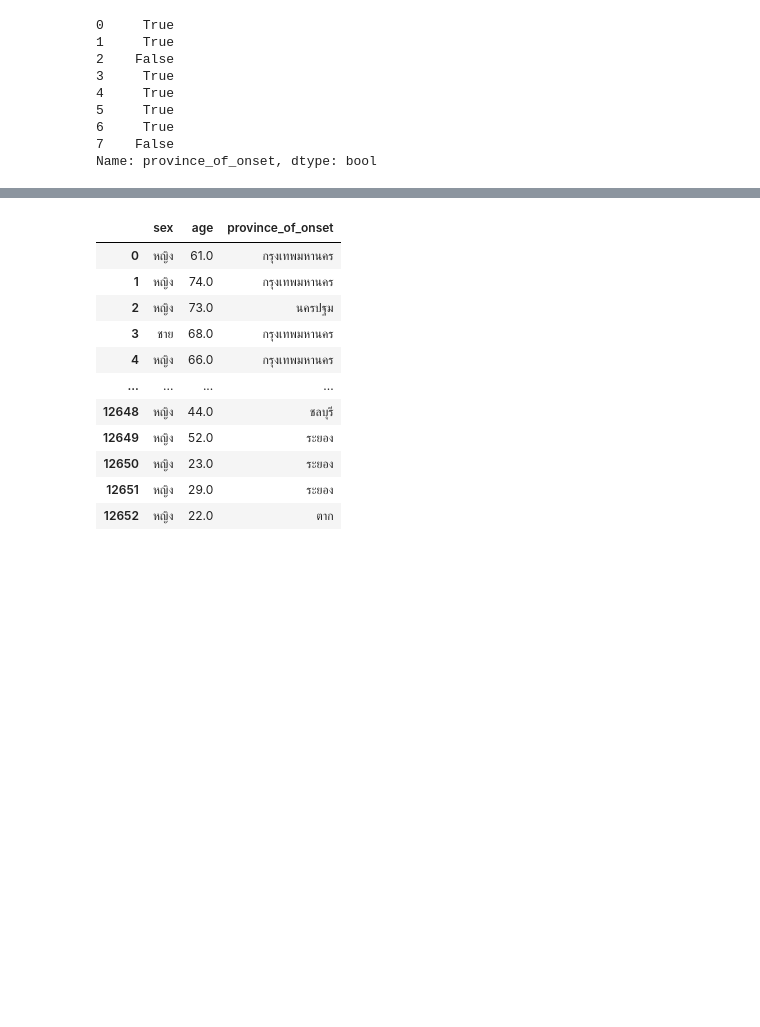
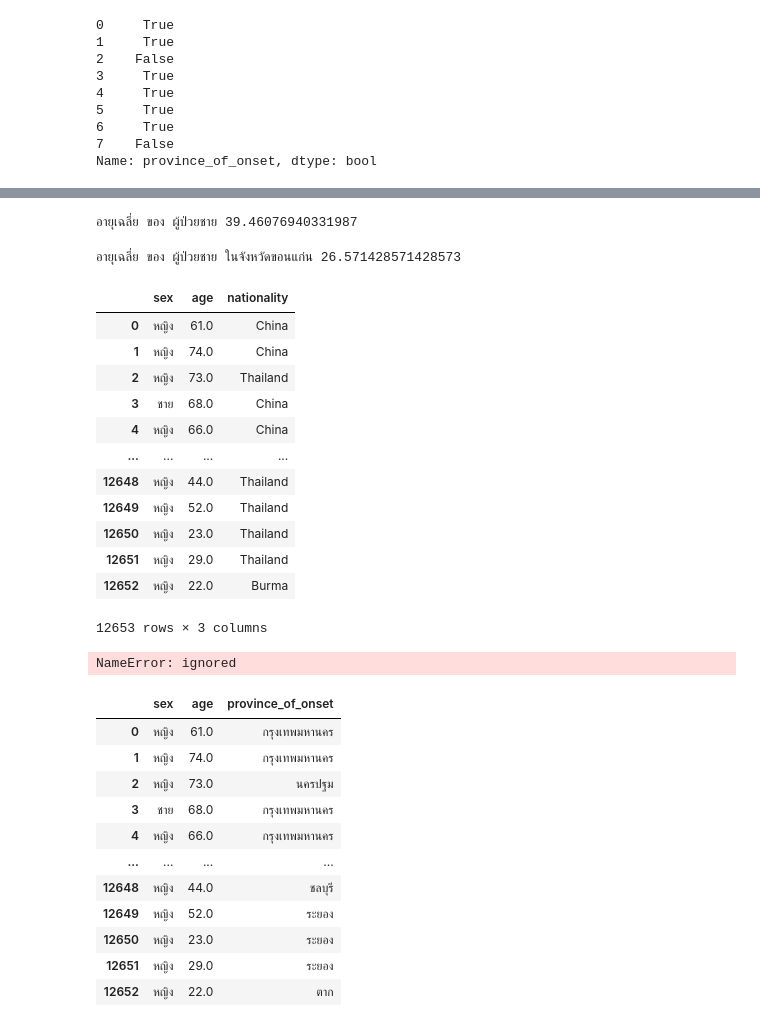
Before and after one commit to Wanita-8943/data_viz_2022, a Jupyter notebook: Pandas101.ipynb, the cells around one changed output, grey strips where cells are left out. Saved outputs shown, nothing was run; the diff lists cells and outputs as text; code cells hidden in the pictures; blank space fills up the shorter version.

```diff
--- a/Pandas101.ipynb
+++ b/Pandas101.ipynb
@@ -212,3 +326,53 @@ HW (ให้ใช้เฉพาะที่อาจารย์สอนไ
+# %%
+sum = 0
+N = 0
+for a in male['age']:
+
+    if a > 0:
+        sum += a # sum = sum + a
+        N += 1
+
+print(f'อายุเฉลี่ย ของ ผู้ป่วยชาย {sum/N}')
+# %% [output]
+อายุเฉลี่ย ของ ผู้ป่วยชาย 39.46076940331987
+# %%
+#2.คำนวณ อายุเฉลี่ย ของ*ผู้ชาย *ของผู้ป่วยในจังหวัดขอนแก่น
+male_KhonKaen = male[male['province_of_onset']=='ขอนแก่น']
+
+sum = 0
+N = 0
+for a in male_KhonKaen['age']:
+
+    if a > 0:
+        sum += a # sum = sum + a
+        N += 1
+
+print(f'อายุเฉลี่ย ของ ผู้ป่วยชาย ในจังหวัดขอนแก่น {sum/N}')
+# %% [output]
+อายุเฉลี่ย ของ ผู้ป่วยชาย ในจังหวัดขอนแก่น 26.571428571428573
+# %%
+#3. หาจำนวนผู้ป่วยที่เป็นคน "ที่ไม่ใช่คนไทย"
+this_data2 = data_covid[['sex','age','nationality']]
+this_data2
+# %% [output]
+|  | sex | age | nationality |
+| 0 | หญิง | 61.0 | China |
+| 1 | หญิง | 74.0 | China |
+| 2 | หญิง | 73.0 | Thailand |
+| 3 | ชาย | 68.0 | China |
+| 4 | หญิง | 66.0 | China |
+| ... | ... | ... | ... |
+| 12648 | หญิง | 44.0 | Thailand |
+| 12649 | หญิง | 52.0 | Thailand |
+| 12650 | หญิง | 23.0 | Thailand |
+| 12651 | หญิง | 29.0 | Thailand |
+| 12652 | หญิง | 22.0 | Burma |
+12653 rows × 3 columns
+# %%
+foreigner = this_data[this_data['nationality']!='Thailand']
+foreigner
+# %% [output]
+NameError: ignored
 # %%
 this_data = data_covid[['sex','age','province_of_onset']]
 # %%
```
Also changed, not shown: parts of 53 cells of this notebook.
